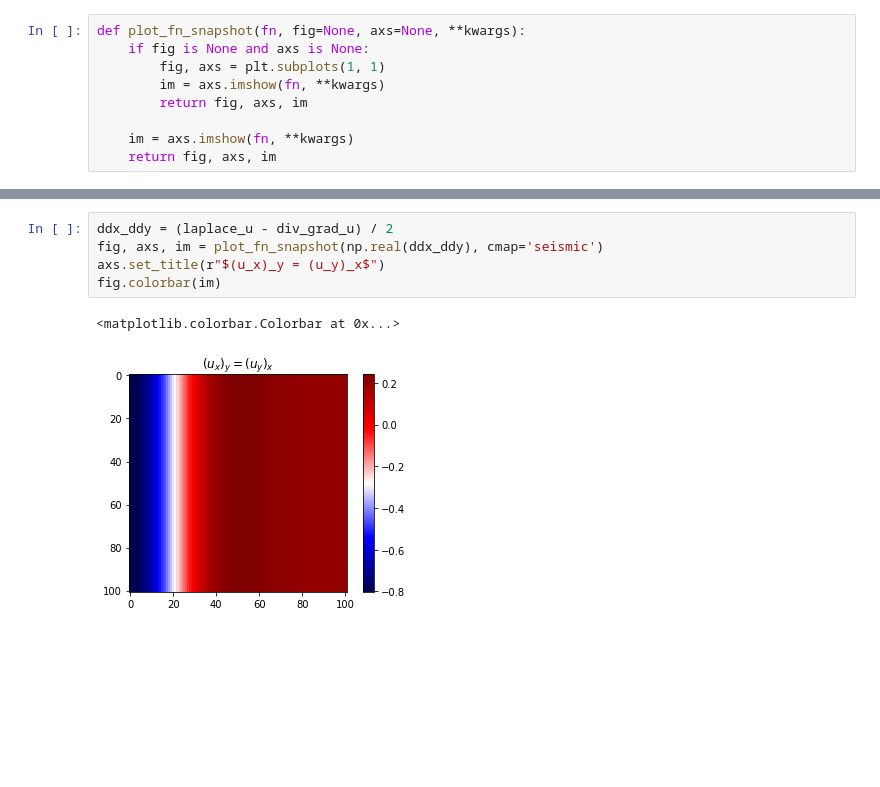
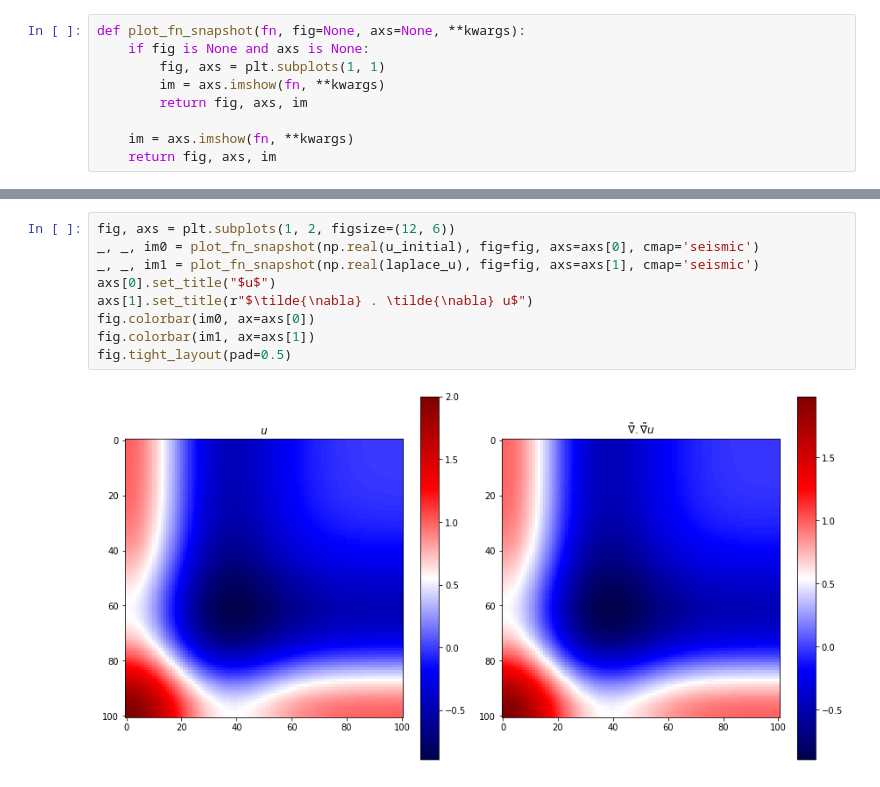
Before and after one commit to nimberledge/akm-fwi, a Jupyter notebook: elastic/Pseudo-elastic.ipynb, the cells around one changed output, grey strips where cells are left out. Saved outputs shown, nothing was run; the diff lists cells and outputs as text; blank space fills up the shorter version.

```diff
--- a/elastic/Pseudo-elastic.ipynb
+++ b/elastic/Pseudo-elastic.ipynb
@@ -150,8 +157,11 @@ fig.tight_layout(pad=0.5)
-# %%
-ddx_ddy = (laplace_u - div_grad_u) / 2
-fig, axs, im = plot_fn_snapshot(np.real(ddx_ddy), cmap='seismic')
-axs.set_title(r"$(u_x)_y = (u_y)_x$")
-fig.colorbar(im)
-# %% [output]
-<matplotlib.colorbar.Colorbar at 0x...>
-[figure, removed]
+# %%
+fig, axs = plt.subplots(1, 2, figsize=(12, 6))
+_, _, im0 = plot_fn_snapshot(np.real(u_initial), fig=fig, axs=axs[0], cmap='seismic')
+_, _, im1 = plot_fn_snapshot(np.real(laplace_u), fig=fig, axs=axs[1], cmap='seismic')
+axs[0].set_title("$u$")
+axs[1].set_title(r"$\tilde{\nabla} . \tilde{\nabla} u$")
+fig.colorbar(im0, ax=axs[0])
+fig.colorbar(im1, ax=axs[1])
+fig.tight_layout(pad=0.5)
+# %% [output]
+[figure, added]
```
Also changed, not shown: parts of 7 cells of this notebook.
